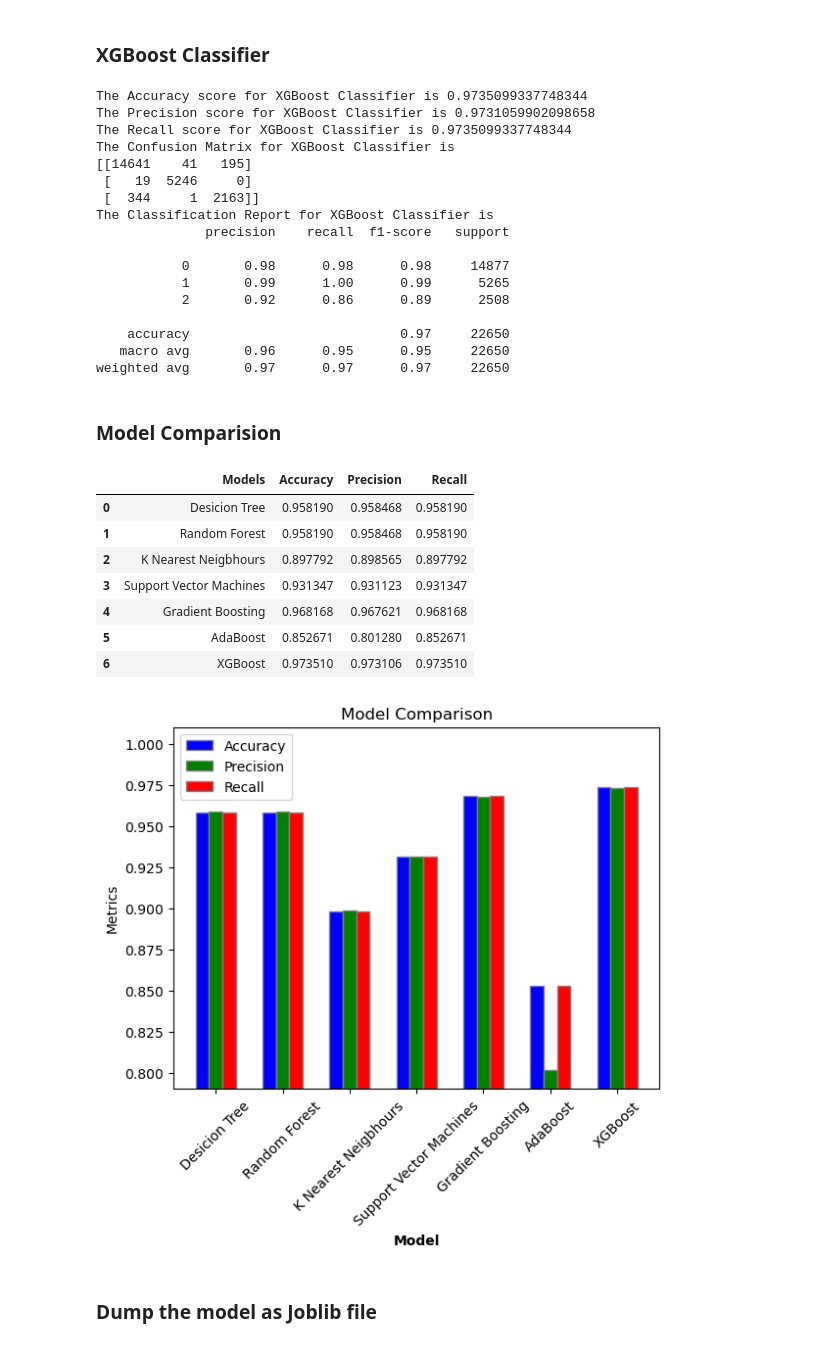
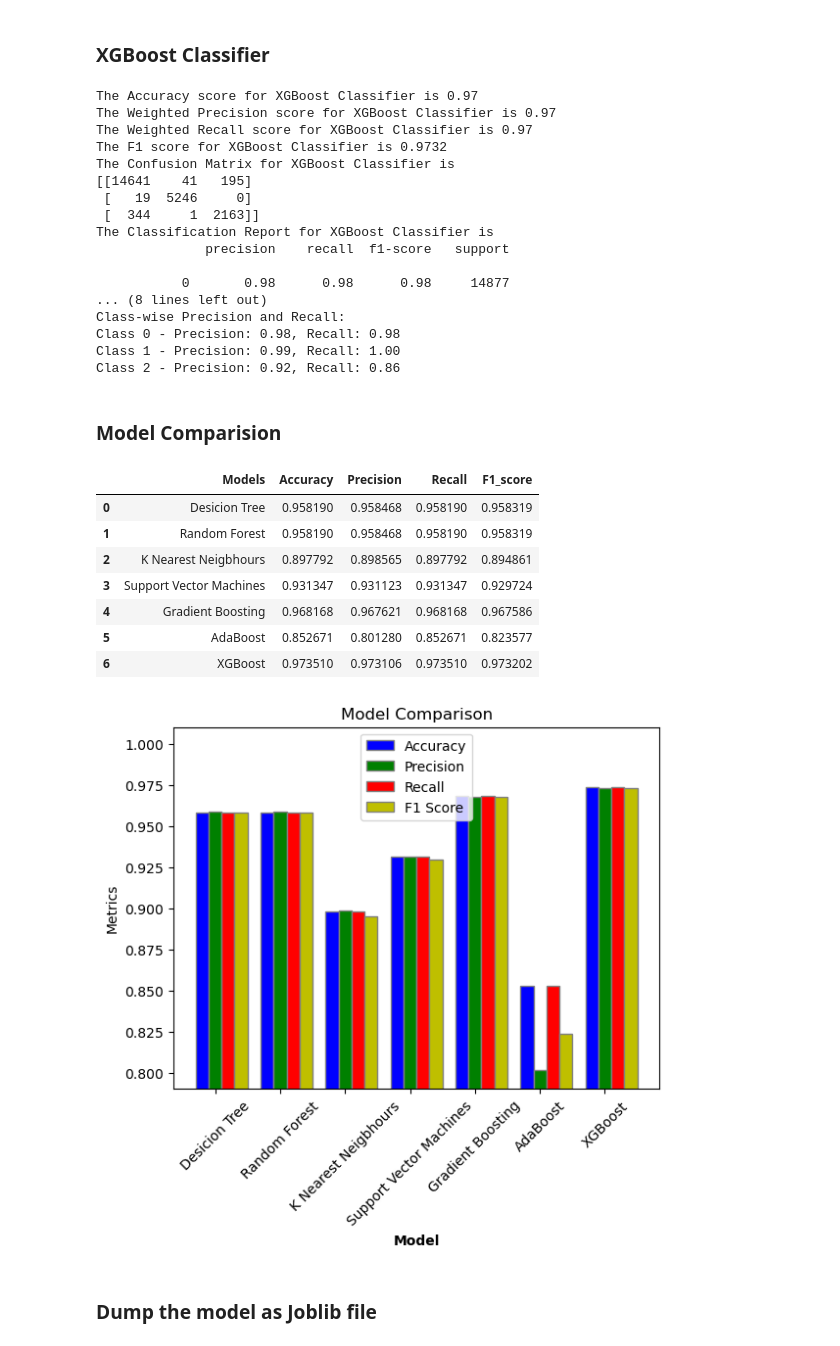
Before and after one commit to NavyaSai-V/Stellar_Object_Classification, a Jupyter notebook: Stellar_object_detection.ipynb, the cells around one changed output. Drawn from its saved outputs; the diff is of its cells as text; code cells hidden in the pictures.

```diff
--- a/Stellar_object_detection.ipynb
+++ b/Stellar_object_detection.ipynb
@@ -629,10 +743,6 @@ model_xgb.fit(X_train, y_train)
 # Make predictions
 y_pred_xgb = model_xgb.predict(X_test)
 # %%
-from sklearn.metrics import accuracy_score, precision_score, recall_score, confusion_matrix, classification_report
-
-# Assuming `y_pred_xgb` is the predicted values from the XGBoost model
-
 # Accuracy score for XGBoost
 accuracy_xgb = accuracy_score(y_test, y_pred_xgb)
 
@@ -642,6 +752,14 @@ precision_xgb = precision_score(y_test, y_pred_xgb, average='weighted')
 # Recall score with 'weighted' average for multiclass classification
 recall_xgb = recall_score(y_test, y_pred_xgb, average='weighted')
 
+# Retrieve precision and recall for each class
+precision_xgb_class = precision_score(y_test, y_pred_xgb, average=None)
+recall_xgb_class = recall_score(y_test, y_pred_xgb, average=None)
+
+f1_xgb = f1_score(y_test, y_pred_xgb, average='weighted')
+
+
+
 # Confusion matrix for XGBoost
 confusion_xgb = confusion_matrix(y_test, y_pred_xgb)
 
@@ -649,15 +767,22 @@ confusion_xgb = confusion_matrix(y_test, y_pred_xgb)
 classi_xgb = classification_report(y_test, y_pred_xgb)
 
 # Print the results
-print(f"The Accuracy score for XGBoost Classifier is {accuracy_xgb}")
-print(f"The Precision score for XGBoost Classifier is {precision_xgb}")
-print(f"The Recall score for XGBoost Classifier is {recall_xgb}")
+print(f"The Accuracy score for XGBoost Classifier is {accuracy_xgb:.2f}")
+print(f"The Weighted Precision score for XGBoost Classifier is {precision_xgb:.2f}")
+print(f"The Weighted Recall score for XGBoost Classifier is {recall_xgb:.2f}")
+print(f"The F1 score for XGBoost Classifier is {f1_xgb:.4f}")
 print(f"The Confusion Matrix for XGBoost Classifier is \n{confusion_xgb}")
 print(f"The Classification Report for XGBoost Classifier is \n{classi_xgb}")
+
+# Display precision and recall for each class
+print("\nClass-wise Precision and Recall:")
+for idx, class_value in enumerate(set(y_test)):
+    print(f"Class {class_value} - Precision: {precision_xgb_class[idx]:.2f}, Recall: {recall_xgb_class[idx]:.2f}")
 # %% [output]
-The Accuracy score for XGBoost Classifier is 0.9735099337748344
-The Precision score for XGBoost Classifier is 0.9731059902098658
-The Recall score for XGBoost Classifier is 0.9735099337748344
+The Accuracy score for XGBoost Classifier is 0.97
+The Weighted Precision score for XGBoost Classifier is 0.97
+The Weighted Recall score for XGBoost Classifier is 0.97
+The F1 score for XGBoost Classifier is 0.9732
 The Confusion Matrix for XGBoost Classifier is
 [[14641    41   195]
  [   19  5246     0]
@@ -666,12 +791,11 @@ The Classification Report for XGBoost Classifier is
               precision    recall  f1-score   support
 
            0       0.98      0.98      0.98     14877
-           1       0.99      1.00      0.99      5265
-           2       0.92      0.86      0.89      2508
-
-    accuracy                           0.97     22650
-   macro avg       0.96      0.95      0.95     22650
-weighted avg       0.97      0.97      0.97     22650
+... (8 lines left out)
+Class-wise Precision and Recall:
+Class 0 - Precision: 0.98, Recall: 0.98
+Class 1 - Precision: 0.99, Recall: 1.00
+Class 2 - Precision: 0.92, Recall: 0.86
 # %% [markdown]
 ### Model Comparision
 # %%
@@ -680,20 +804,21 @@ Model_compare = pd.DataFrame({
     'Models': ['Desicion Tree', 'Random Forest', 'K Nearest Neigbhours', 'Support Vector Machines', 'Gradient Boosting', 'AdaBoost', 'XGBoost'],
     'Accuracy' : [accuracy_DT, accuracy_RF, accuracy_knn, accuracy_svc, accuracy_gb, accuracy_ab, accuracy_xgb],
     'Precision' : [precision_DT, precision_RF, precision_knn, precision_svc, precision_gb, precision_ab, precision_xgb],
-    'Recall' : [recall_DT, recall_RF, recall_knn, recall_svc, recall_gb, recall_ab, recall_xgb]
+    'Recall' : [recall_DT, recall_RF, recall_knn, recall_svc, recall_gb, recall_ab, recall_xgb],
+    'F1_score' : [  f1_DT, f1_RF, f1_knn, f1_svc, f1_gb, f1_ab, f1_xgb]
 })
 
 #Displaying the dataframe
 Model_compare.head(7)
 # %% [output]
-|  | Models | Accuracy | Precision | Recall |
-| 0 | Desicion Tree | 0.958190 | 0.958468 | 0.958190 |
-| 1 | Random Forest | 0.958190 | 0.958468 | 0.958190 |
-| 2 | K Nearest Neigbhours | 0.897792 | 0.898565 | 0.897792 |
-| 3 | Support Vector Machines | 0.931347 | 0.931123 | 0.931347 |
-| 4 | Gradient Boosting | 0.968168 | 0.967621 | 0.968168 |
-| 5 | AdaBoost | 0.852671 | 0.801280 | 0.852671 |
-| 6 | XGBoost | 0.973510 | 0.973106 | 0.973510 |
+|  | Models | Accuracy | Precision | Recall | F1_score |
+| 0 | Desicion Tree | 0.958190 | 0.958468 | 0.958190 | 0.958319 |
+| 1 | Random Forest | 0.958190 | 0.958468 | 0.958190 | 0.958319 |
+| 2 | K Nearest Neigbhours | 0.897792 | 0.898565 | 0.897792 | 0.894861 |
+| 3 | Support Vector Machines | 0.931347 | 0.931123 | 0.931347 | 0.929724 |
+| 4 | Gradient Boosting | 0.968168 | 0.967621 | 0.968168 | 0.967586 |
+| 5 | AdaBoost | 0.852671 | 0.801280 | 0.852671 | 0.823577 |
+| 6 | XGBoost | 0.973510 | 0.973106 | 0.973510 | 0.973202 |
 # %%
 Model_compare.to_csv("data/Classification_results.csv")
 # %%
@@ -702,34 +827,36 @@ Model_compare.to_csv("data/Classification_results.csv")
 # Number of models
 n_models = len(Model_compare['Models'])
 
 # Setting the positions and width for the bars
 bar_width = 0.2
 r1 = np.arange(n_models)
 r2 = [x + bar_width for x in r1]
 r3 = [x + bar_width for x in r2]
+r4 = [x + bar_width for x in r3]
 
 # Plotting the bars
 plt.bar(r1, Model_compare['Accuracy'], color='b', width=bar_width, edgecolor='grey', label='Accuracy')
 plt.bar(r2, Model_compare['Precision'], color='g', width=bar_width, edgecolor='grey', label='Precision')
 plt.bar(r3, Model_compare['Recall'], color='r', width=bar_width, edgecolor='grey', label='Recall')
+plt.bar(r4, Model_compare['F1_score'], color = 'y', width=bar_width, edgecolor = 'grey', label = 'F1 Score')
 
 # Adding the xticks
 plt.xlabel('Model', fontweight='bold')
 plt.xticks([r + bar_width for r in range(n_models)], Model_compare['Models'])
 
 # Adding labels and title
 plt.ylabel('Metrics')
 plt.title('Model Comparison')
 plt.legend()
 plt.xticks(rotation=45)
 
 # Set y-axis limits
 plt.ylim(0.79, 1.01)
 
 # Show the plot
 plt.show()
 # %% [output]
-[figure, old version]
+[figure, new version]
 # %% [markdown]
 ### Dump the model as Joblib file
 # %%
```
Also changed, not shown: parts of 7 cells of this notebook, 3 other files.
